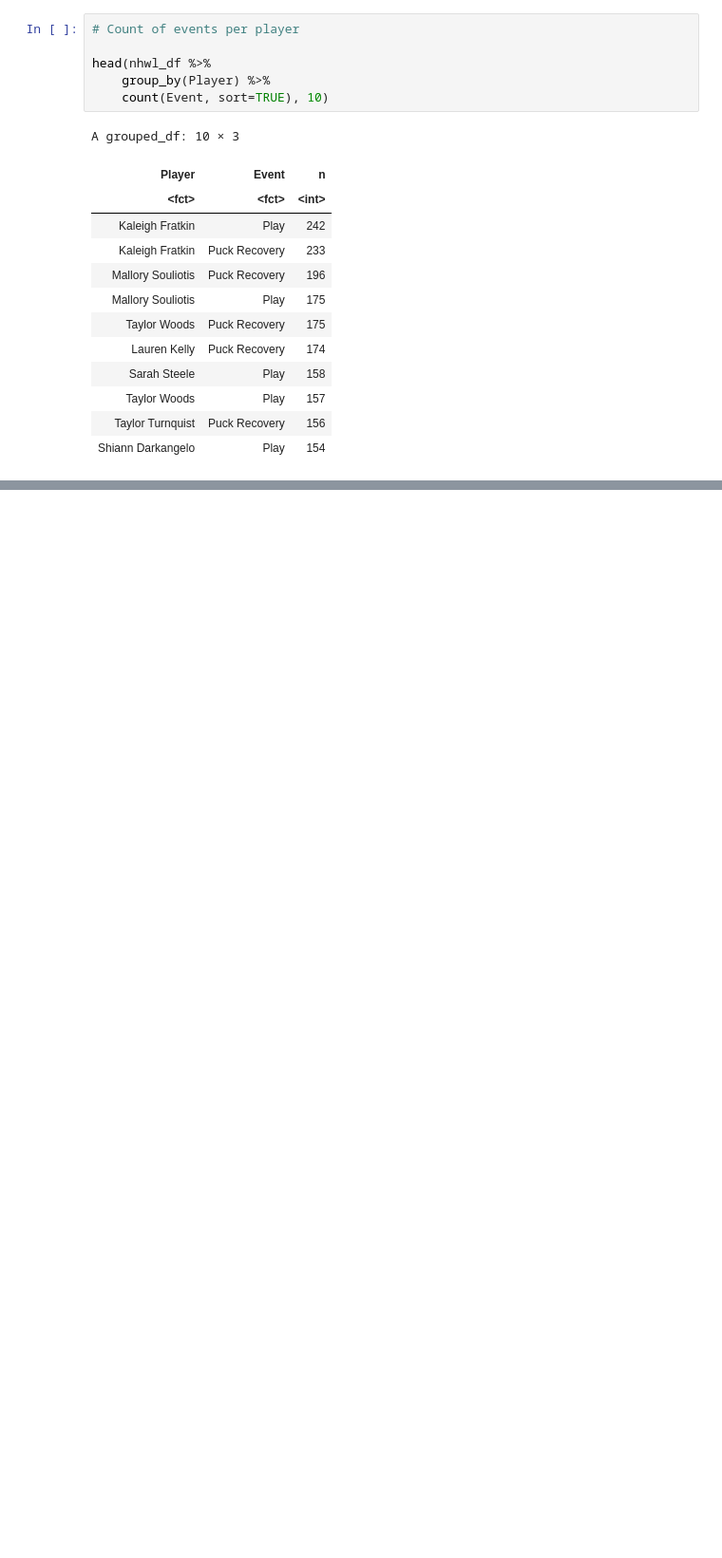
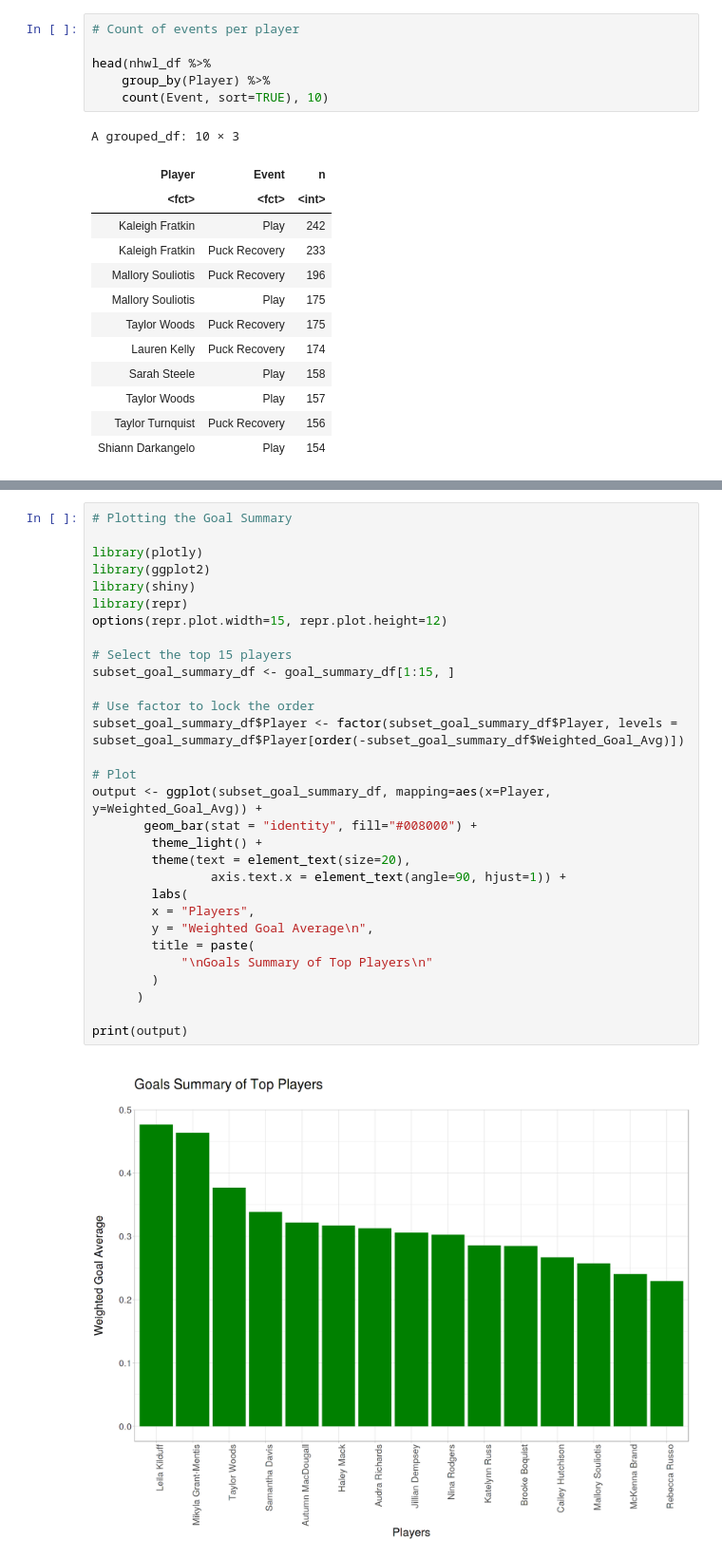
Before and after one commit to Harithap13/Rotman-Summer-NHWL-Datathon, a Jupyter notebook: rsd-nhwl-understanding-data.ipynb, the cells around one changed output, grey strips where cells are left out. Shown at 95% size. Saved outputs shown, nothing was run; the diff lists cells and outputs as text; blank space fills up the shorter version.

```diff
--- a/rsd-nhwl-understanding-data.ipynb
+++ b/rsd-nhwl-understanding-data.ipynb
@@ -397,0 +465,32 @@ A grouped_df: 10 × 3
+# %%
+# Plotting the Goal Summary
+
+library(plotly)
+library(ggplot2)
+library(shiny)
+library(repr)
+options(repr.plot.width=15, repr.plot.height=12)
+
+# Select the top 15 players
+subset_goal_summary_df <- goal_summary_df[1:15, ]
+
+# Use factor to lock the order
+subset_goal_summary_df$Player <- factor(subset_goal_summary_df$Player, levels = subset_goal_summary_df$Player[order(-subset_goal_summary_df$Weighted_Goal_Avg)])
+
+# Plot
+output <- ggplot(subset_goal_summary_df, mapping=aes(x=Player, y=Weighted_Goal_Avg)) +
+       geom_bar(stat = "identity", fill="#008000") +
+        theme_light() +
+        theme(text = element_text(size=20),
+                axis.text.x = element_text(angle=90, hjust=1)) +
+        labs(
+        x = "Players",
+        y = "Weighted Goal Average\n",
+        title = paste(
+            "\nGoals Summary of Top Players\n"
+        )
+      )
+
+print(output)
+# %% [output]
+[figure, added]
```
Also changed, not shown: parts of 6 cells of this notebook.
